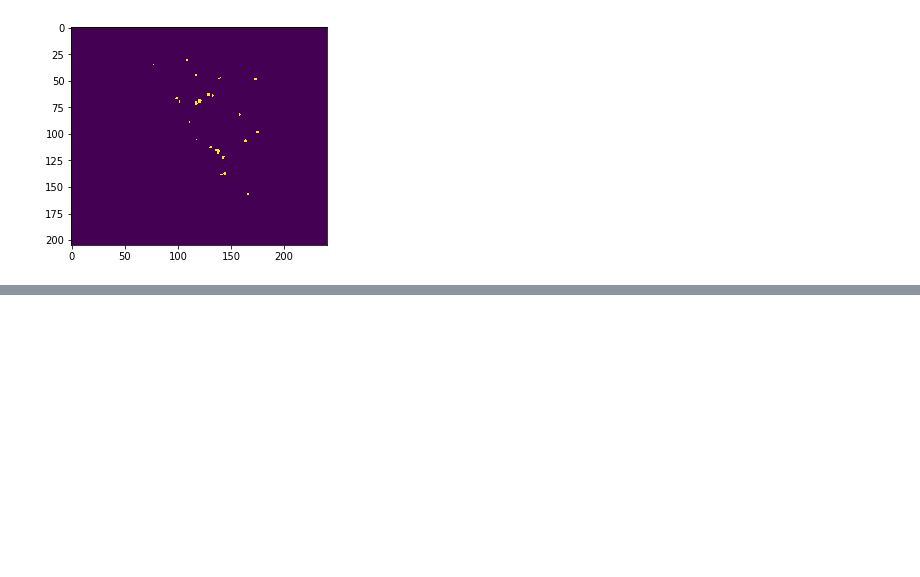
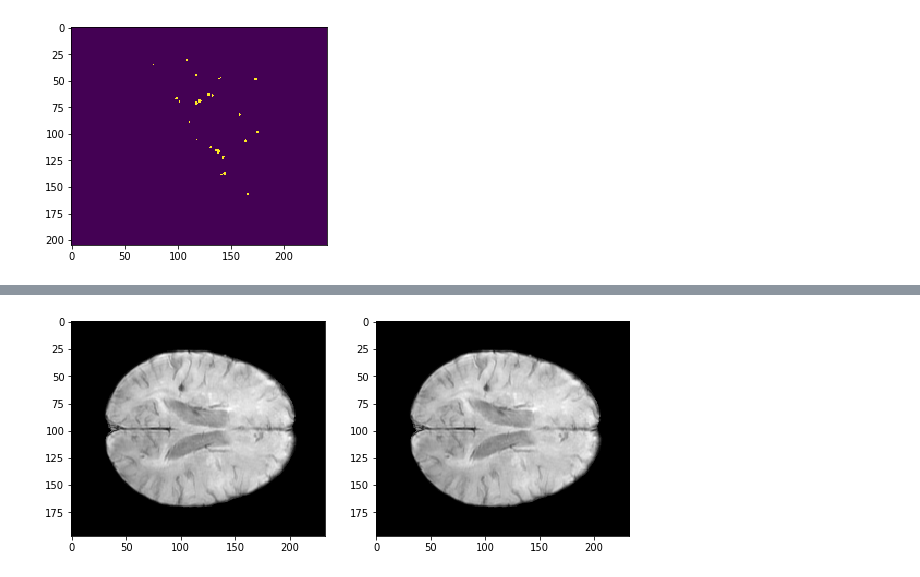
Before and after one commit to ZAKAUDD/pfca, a Jupyter notebook: processing_algorithm.ipynb, the cells around one changed output, grey strips where cells are left out. Cells and saved outputs as stored; diff of their text form; code cells hidden in the pictures; blank space fills up the shorter version.

```diff
--- a/processing_algorithm.ipynb
+++ b/processing_algorithm.ipynb
@@ -260,0 +295,4 @@ p2_arr.shape
+# %%
+imgplot(p2_arr,p2_arr)
+# %% [output]
+[figure, added]
```
Also changed, not shown: parts of 7 cells of this notebook.
